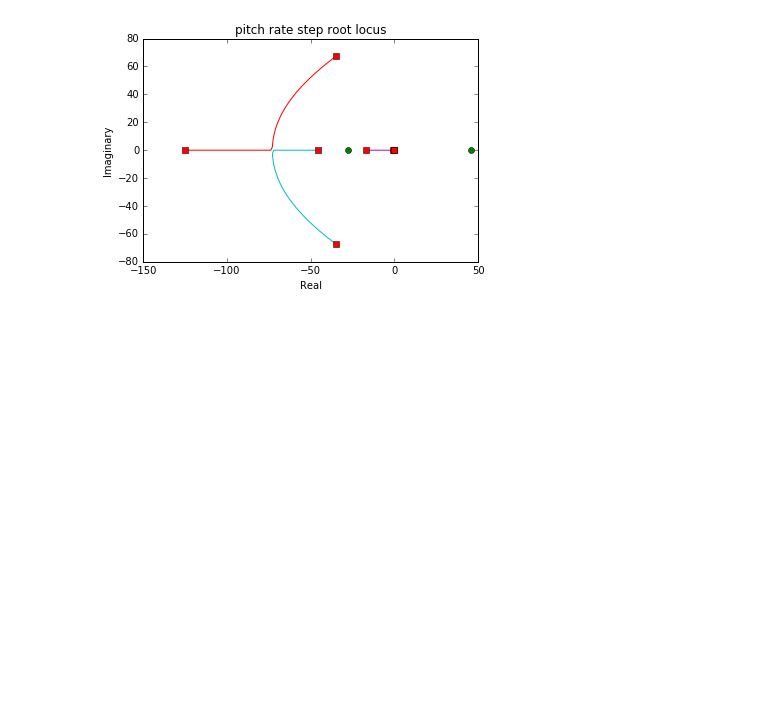
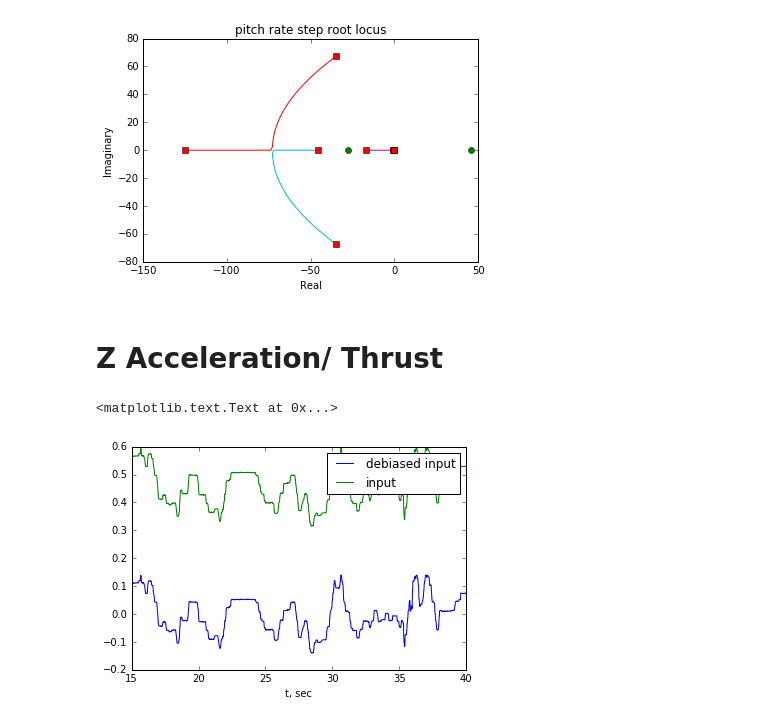
Before and after one commit to dronecrew/px4tools, a Jupyter notebook: examples/Log based System Identification and Control Design.ipynb, the cells around one changed output. Drawn from its saved outputs; the diff is of its cells as text; code cells hidden in the pictures; blank space fills up the shorter version.

Commit message:
Added thrust/ accel sysid.

```diff
--- a/examples/Log based System Identification and Control Design.ipynb
+++ b/examples/Log based System Identification and Control Design.ipynb
@@ -136,3 +136,25 @@ logsysid.plot_attitude_rate_design('pitch', G_ol_pitch_rate, G_cl_pitch_rate)
 [figure]
 <matplotlib.figure.Figure at 0x...>
 [figure]
+# %% [markdown]
+# Z Acceleration/ Thrust
+# %%
+t0 = 15
+tf = 40
+data_accz = data[t0:tf]
+y_accz = -1*(pandas.Series(data_accz.IMU_AccZ))
+# remove bias
+y_accz_bias = y_accz.mean()
+y_accz -= y_accz_bias
+u_thrust = pandas.Series(data_accz.ATTC_Thrust)
+u_thrust_bias = u_thrust.mean()
+u_thrust -= u_thrust_bias
+# %%
+u_thrust.plot(label='debiased input')
+data_accz.ATTC_Thrust.plot(label='input')
+#gca().set_xlim([34, 36])
+legend()
+xlabel('t, sec')
+# %% [output]
+<matplotlib.text.Text at 0x...>
+[figure, added]
```
Also changed, not shown: parts of 10 cells of this notebook, 1 other file.
